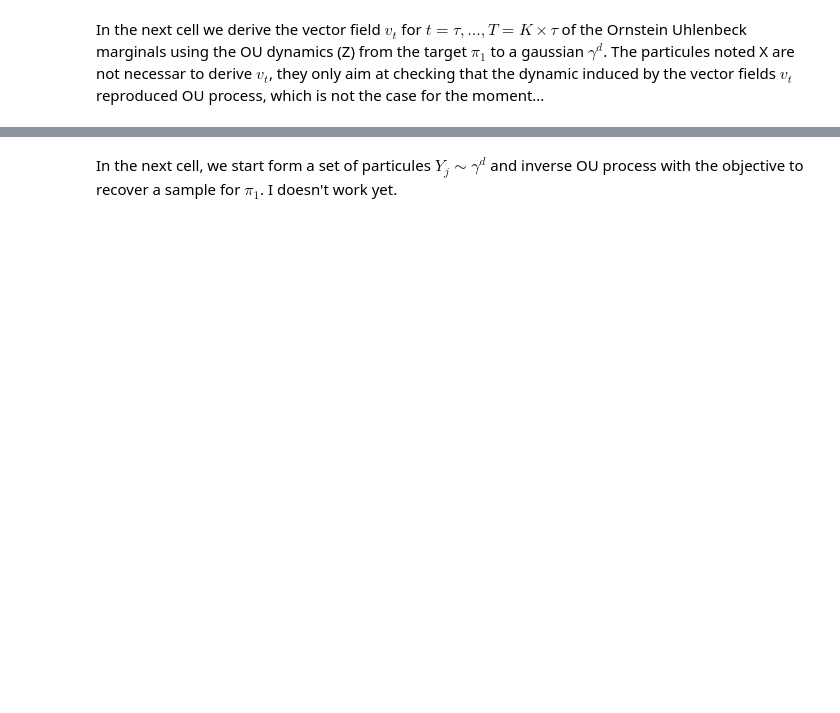
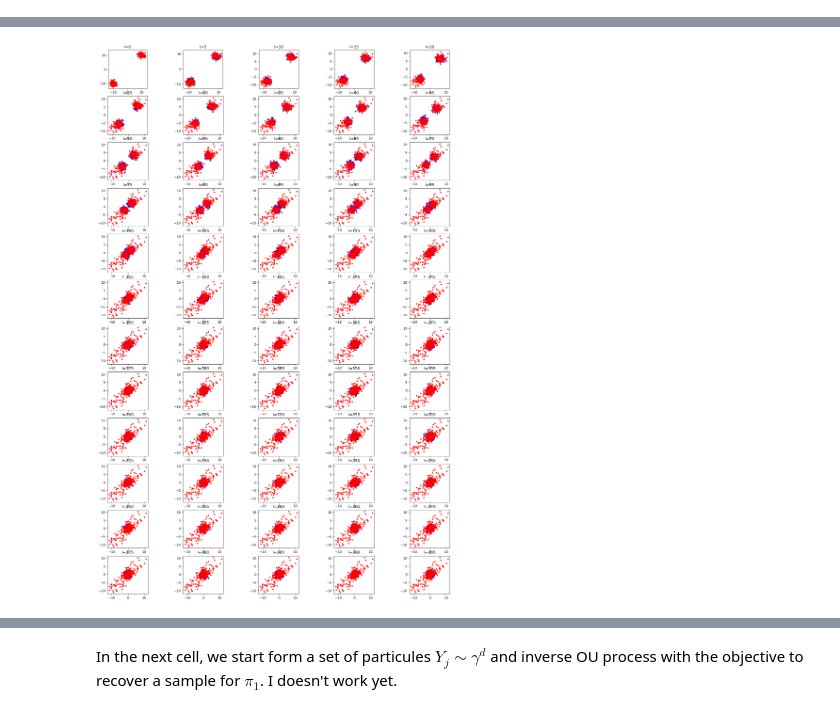
Before and after one commit to clementinechazal/kernel-path, a Jupyter notebook: ou_stein_path.ipynb, the cells around one changed output, grey strips where cells are left out. Saved outputs shown, nothing was run; the diff lists cells and outputs as text; code cells hidden in the pictures; blank space fills up the shorter version.

```diff
--- a/ou_stein_path.ipynb
+++ b/ou_stein_path.ipynb
@@ -36,5 +36,3 @@ ddk = lambda x,y : fc.ddk_gauss(x,y,sigma)
 # k = lambda x,y : fc.k_linear(x,y)
 # dk = lambda x,y : fc.dk_linear(x,y)
 # ddk = lambda x,y : fc.ddk_linear(x,y)
-# %% [markdown]
-In the next cell we derive the vector field $v_t$ for $t = \tau,...,T= K\times \tau$ of the Ornstein Uhlenbeck marginals using the OU dynamics (Z) from the target $\pi_1$ to a gaussian $\gamma^d$. The particules noted X are not necessar to derive $v_t$, they only aim at checking that the dynamic induced by the vector fields $v_t$ reproduced OU process, which is not the case for the moment...
@@ -40,0 +44,66 @@ In the next cell we derive the vector field $v_t$ for $t = \tau,...,T= K\times \
+# %%
+import functions as fc
+import importlib
+importlib.reload(fc)
+
+
+N_iter = 300
+t1 = 0.095
+tau = 0.02
+lambd = 1e-3
+X = X1
+Z = X1
+Y = X1
+L1 = []
+L2 = []
+fig, axs = plt.subplots(nrows=2*N_iter//50, ncols=5, figsize=(20, N_iter//10))
+norm_V_H = []
+norm_V_2 = []
+Phi = []
+ZZ = []
+T = []
+XX  = [X1]
+SCORE = []
+
+
+xlim = (-4, 4)
+ylim = (-4, 4)
+
+for l in range(N_iter):
+    t = l * tau + t1
+
+    if l%5 == 0:
+        print('iter'+str(l))
+        ll = l//5
+        ax = axs[ll//5, ll%5]
+        ax.scatter(Z[:, 0], Z[:, 1],color = "blue", label = "OU dynamics",s=10)
+        ax.scatter(X[:, 0], X[:, 1],color = "red", label = r"$X_{t+\tau} = X_{t} + \tau v_t(X_{t})$",s=10)
+        #ax.scatter(X[mask_inv][:, 0], X[mask_inv][:, 1],color = "red", label = r"$X_{t+\tau} = X_{t} + \tau v_t(X_{t})$",s=10)
+        ax.set_title(f'l={l}')
+        ax.set_aspect('equal')
+        # ax.set_xlim(xlim)
+        # ax.set_ylim(ylim)
+    #     ax.legend()
+
+
+
+
+    eps = np.random.randn(n, d)
+    psi = fc.psi(X1, eps, t)
+    sigma_t = np.sqrt(fc.sigma_2(t))
+
+    Z = np.exp(-t) * X1 + sigma_t * eps #Ornstein-Uhlenbeck dynamics
+    Xi = fc.Xi(Z, eps, k, dk, ddk, t)
+    phi = np.linalg.inv(1/n * Xi + lambd * np.identity(n)) @ psi
+    Phi.append(phi.copy())
+    T.append(t)
+    ZZ.append(Z.copy())
+    XX.append(X.copy())
+    score = -1 * eps / sigma_t
+    SCORE.append(score.copy())
+
+    if l == 0:
+        X = X + t1 * V(Phi[l],ZZ[l],SCORE[l],XX[l])
+    else:
+        X = X + tau * V(Phi[l],ZZ[l],SCORE[l],XX[l])
+# %% [output]
@@ -40,0 +127 @@ In the next cell we derive the vector field $v_t$ for $t = \tau,...,T= K\times \
+[figure, added]
```
Also changed, not shown: parts of 10 cells of this notebook, 1 other file.
